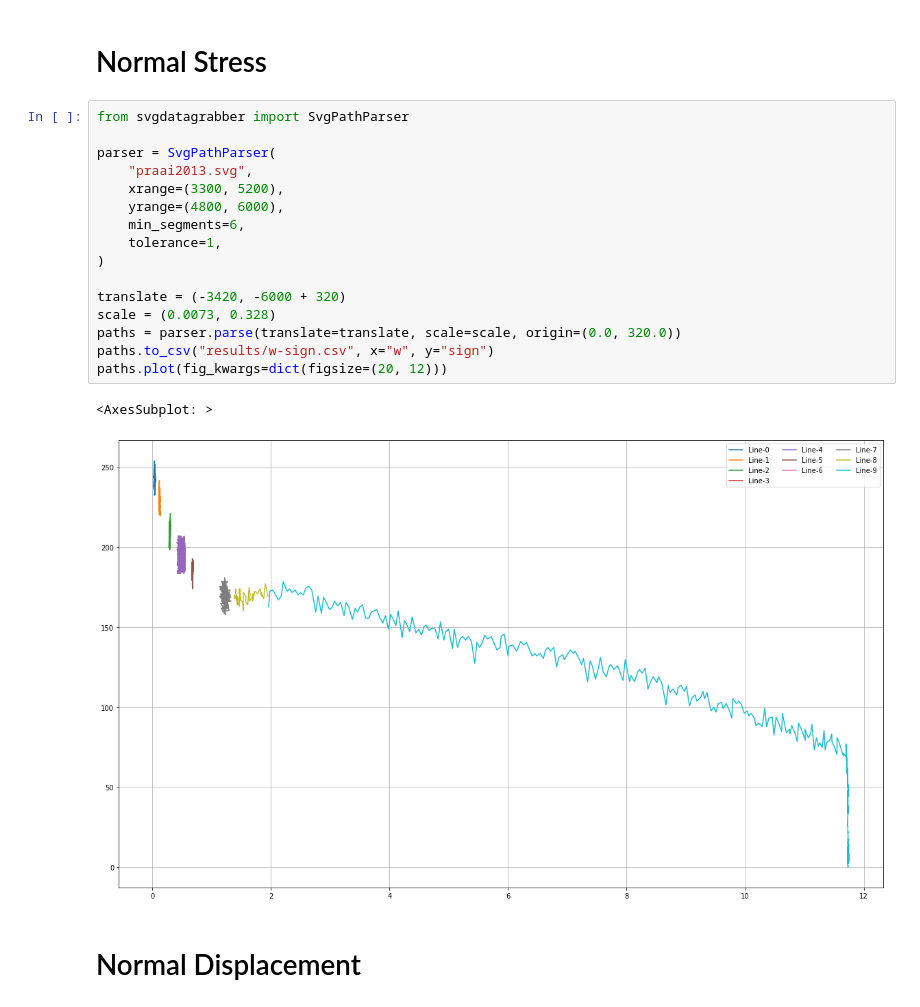
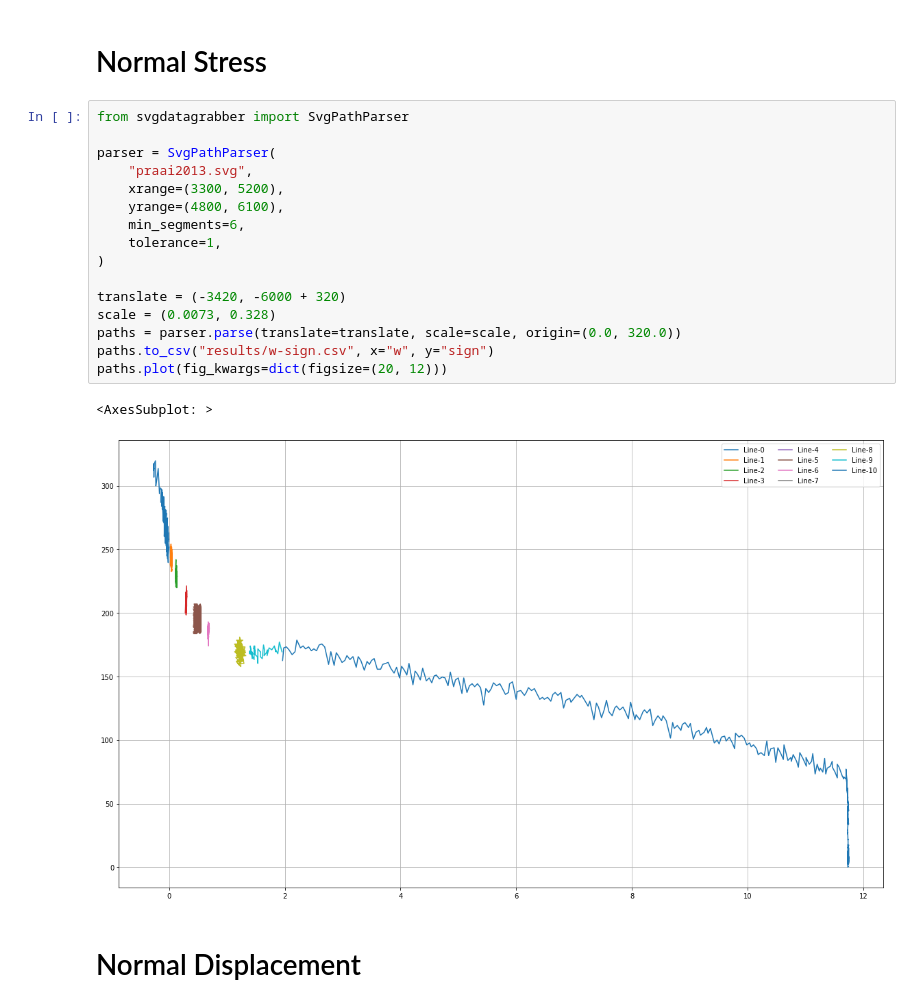
Before and after one commit to haiiliin/svgdatagrabber, a Jupyter notebook: examples/praai2013.ipynb, the cells around one changed output. Saved outputs shown, nothing was run; the diff lists cells and outputs as text.

```diff
--- a/examples/praai2013.ipynb
+++ b/examples/praai2013.ipynb
@@ -41,22 +41,22 @@ paths.plot(fig_kwargs=dict(figsize=(20, 12)))
 # %%
 from svgdatagrabber import SvgPathParser
 
 parser = SvgPathParser(
     "praai2013.svg",
     xrange=(3300, 5200),
-    yrange=(4800, 6000),
+    yrange=(4800, 6100),
     min_segments=6,
     tolerance=1,
 )
 
 translate = (-3420, -6000 + 320)
 scale = (0.0073, 0.328)
 paths = parser.parse(translate=translate, scale=scale, origin=(0.0, 320.0))
 paths.to_csv("results/w-sign.csv", x="w", y="sign")
 paths.plot(fig_kwargs=dict(figsize=(20, 12)))
 # %% [output]
 <AxesSubplot: >
-[figure, old version]
+[figure, new version]
 # %% [markdown]
 # Normal Displacement
 # %%
```
Also changed, not shown: 1 other file.
